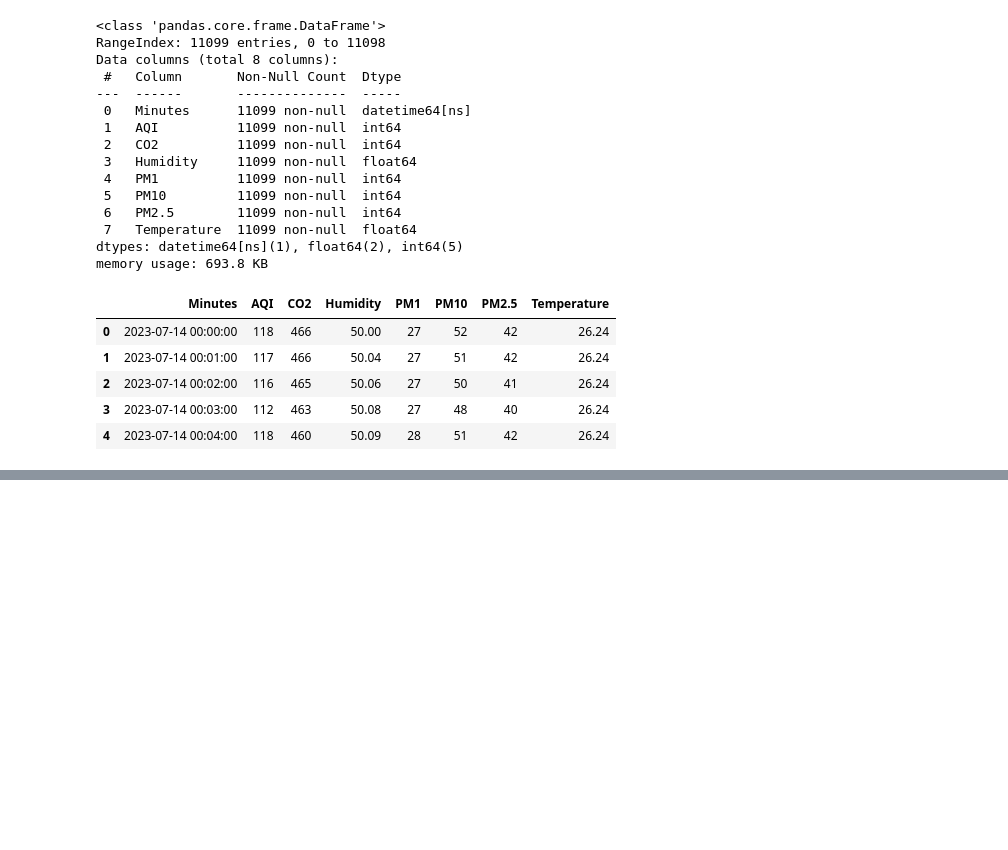
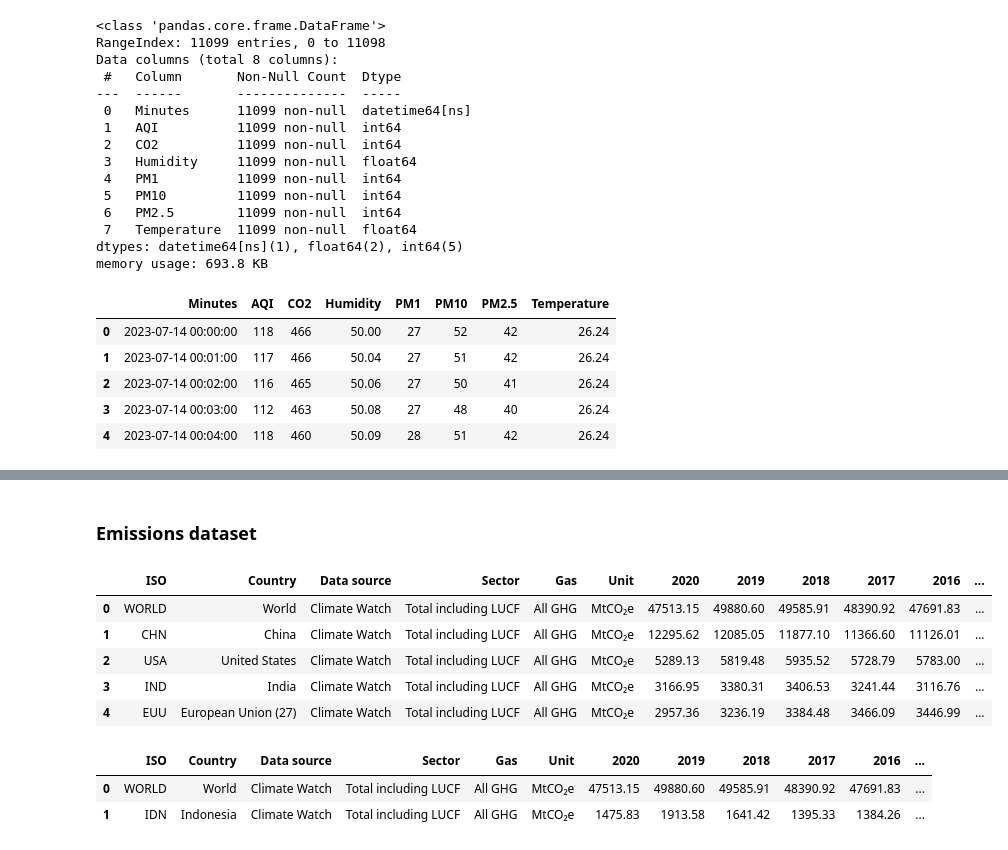
Before and after one commit to sabirinID/Nafas-Air-Quality, a Jupyter notebook: Docs/1-Exploratory-Data-Analysis.ipynb, the cells around one changed output, grey strips where cells are left out. Cells and saved outputs as stored; diff of their text form; code cells hidden in the pictures; blank space fills up the shorter version.

```diff
--- a/Docs/1-Exploratory-Data-Analysis.ipynb
+++ b/Docs/1-Exploratory-Data-Analysis.ipynb
@@ -47,6 +47,10 @@ bandung = pd.read_excel('https://github.com/sabirinID/Nafas-Air-Quality-Analysis
 jabodetabek_cities = pd.read_excel('https://github.com/sabirinID/Nafas-Air-Quality-Analysis/raw/main/Dataset/jabodetabek%20city%2010%20mins.xlsx')
 jabodetabek_stations = pd.read_excel('https://github.com/sabirinID/Nafas-Air-Quality-Analysis/raw/main/Dataset/jabodetabek%2020%20stations%2010%20mins.xlsx')
 office_senopati = pd.read_excel('https://github.com/sabirinID/Nafas-Air-Quality-Analysis/raw/main/Dataset/office%20in%20senopati%20.xlsx')
+# %%
+# Additional dataset
+climatology = pd.ExcelFile('https://github.com/sabirinID/Nafas-Air-Quality-Analysis/raw/main/Dataset/Climate%20Data%20Explorer/caitindonesia.xlsx')
+historical_emissions = pd.read_csv('https://github.com/sabirinID/Nafas-Air-Quality-Analysis/raw/main/Dataset/Climate%20Watch/historical_emissions.csv')
 # %% [markdown]
 ### Meteorological data
 # %%
@@ -274,0 +295,19 @@ indoor_pm.head()
+# %% [markdown]
+### Emissions dataset
+# %%
+historical_emissions.head()
+# %% [output]
+|  | ISO | Country | Data source | Sector | Gas | Unit | 2020 | 2019 | 2018 | 2017 | 2016 | ... |
+| 0 | WORLD | World | Climate Watch | Total including LUCF | All GHG | MtCO₂e | 47513.15 | 49880.60 | 49585.91 | 48390.92 | 47691.83 | ... |
+| 1 | CHN | China | Climate Watch | Total including LUCF | All GHG | MtCO₂e | 12295.62 | 12085.05 | 11877.10 | 11366.60 | 11126.01 | ... |
+| 2 | USA | United States | Climate Watch | Total including LUCF | All GHG | MtCO₂e | 5289.13 | 5819.48 | 5935.52 | 5728.79 | 5783.00 | ... |
+| 3 | IND | India | Climate Watch | Total including LUCF | All GHG | MtCO₂e | 3166.95 | 3380.31 | 3406.53 | 3241.44 | 3116.76 | ... |
+| 4 | EUU | European Union (27) | Climate Watch | Total including LUCF | All GHG | MtCO₂e | 2957.36 | 3236.19 | 3384.48 | 3466.09 | 3446.99 | ... |
+# %%
+world_idn_emissions = historical_emissions.loc[(historical_emissions['ISO'] == 'WORLD') | (historical_emissions['ISO'] == 'IDN')].reset_index(drop=True)
+world_idn_emissions['ISO'] = world_idn_emissions['ISO'].astype('category')
+world_idn_emissions
+# %% [output]
+|  | ISO | Country | Data source | Sector | Gas | Unit | 2020 | 2019 | 2018 | 2017 | 2016 | ... |
+| 0 | WORLD | World | Climate Watch | Total including LUCF | All GHG | MtCO₂e | 47513.15 | 49880.60 | 49585.91 | 48390.92 | 47691.83 | ... |
+| 1 | IDN | Indonesia | Climate Watch | Total including LUCF | All GHG | MtCO₂e | 1475.83 | 1913.58 | 1641.42 | 1395.33 | 1384.26 | ... |
```
Also changed, not shown: parts of 9 cells of this notebook.
